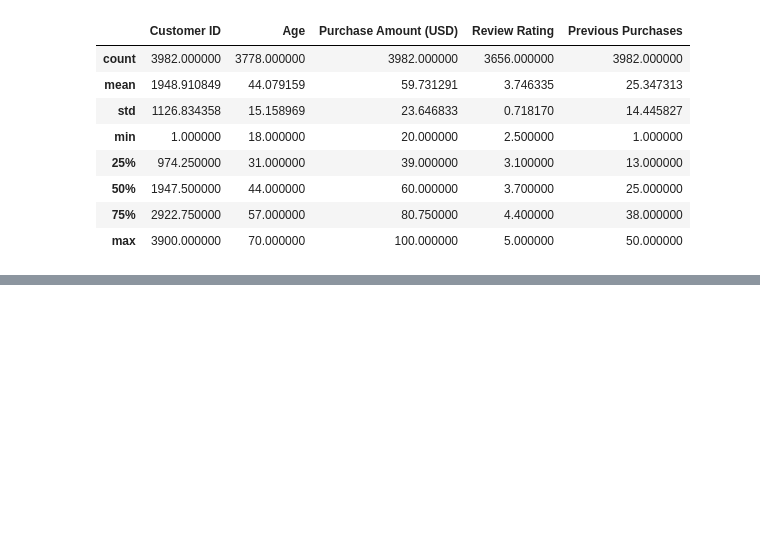
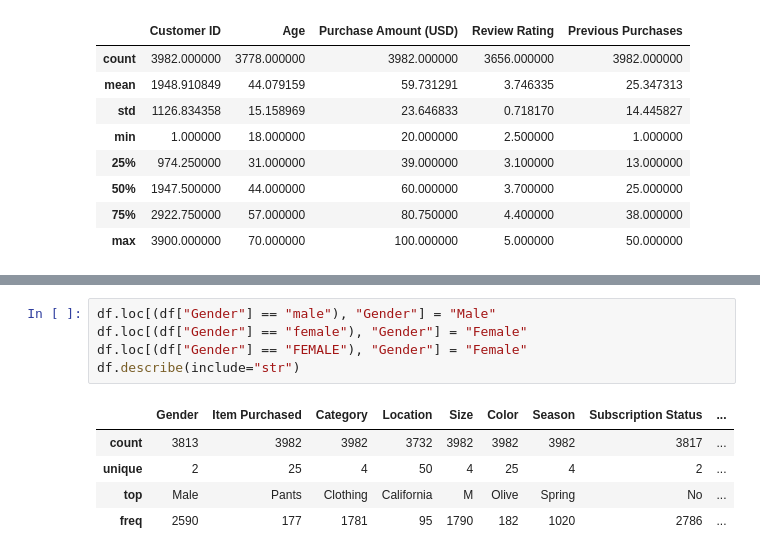
Before and after one commit to HediHachicha/Projet-DS, a Jupyter notebook: projet.ipynb, the cells around one changed output, grey strips where cells are left out. Saved outputs shown, nothing was run; the diff lists cells and outputs as text; blank space fills up the shorter version.

```diff
--- a/projet.ipynb
+++ b/projet.ipynb
@@ -112,0 +121,11 @@ df.describe()
+# %%
+df.loc[(df["Gender"] == "male"), "Gender"] = "Male"
+df.loc[(df["Gender"] == "female"), "Gender"] = "Female"
+df.loc[(df["Gender"] == "FEMALE"), "Gender"] = "Female"
+df.describe(include="str")
+# %% [output]
+|  | Gender | Item Purchased | Category | Location | Size | Color | Season | Subscription Status | ... |
+| count | 3813 | 3982 | 3982 | 3732 | 3982 | 3982 | 3982 | 3817 | ... |
+| unique | 2 | 25 | 4 | 50 | 4 | 25 | 4 | 2 | ... |
+| top | Male | Pants | Clothing | California | M | Olive | Spring | No | ... |
+| freq | 2590 | 177 | 1781 | 95 | 1790 | 182 | 1020 | 2786 | ... |
```
Also changed, not shown: parts of 1 cell of this notebook.
